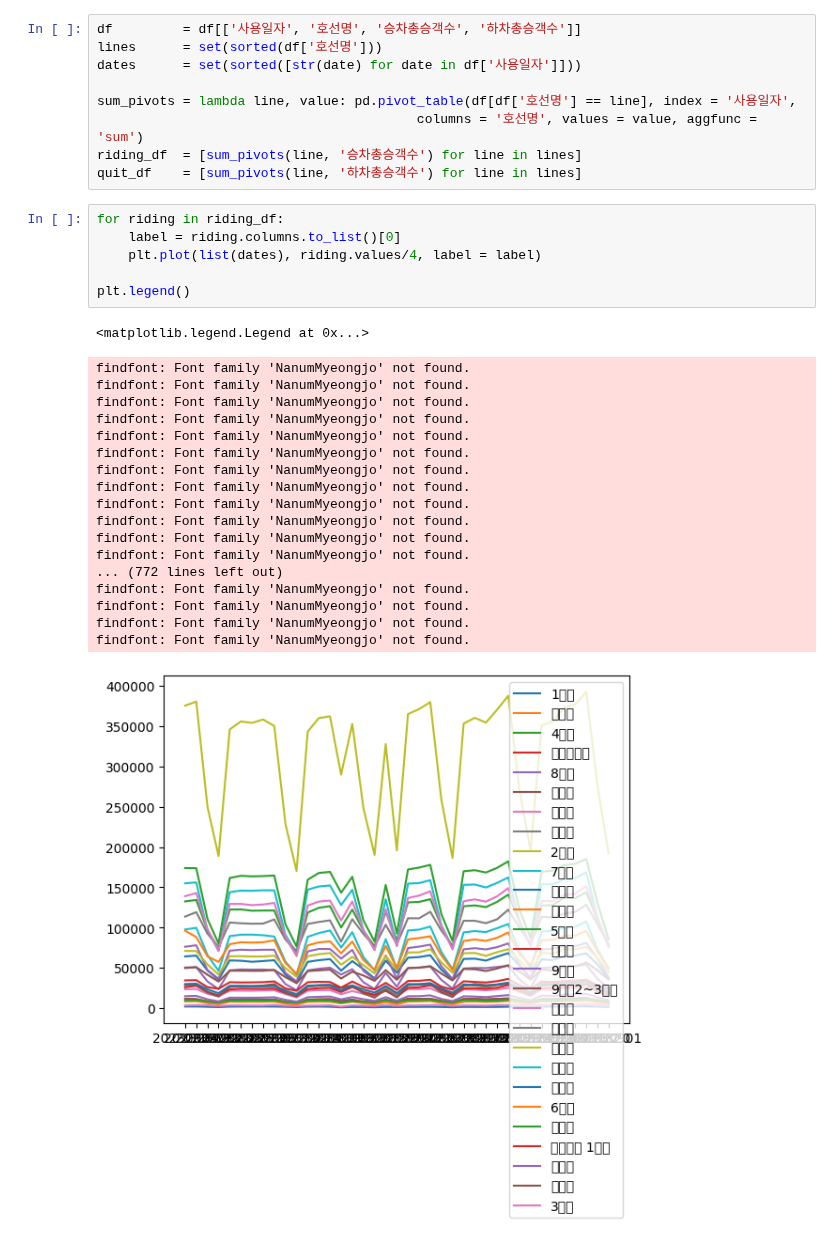
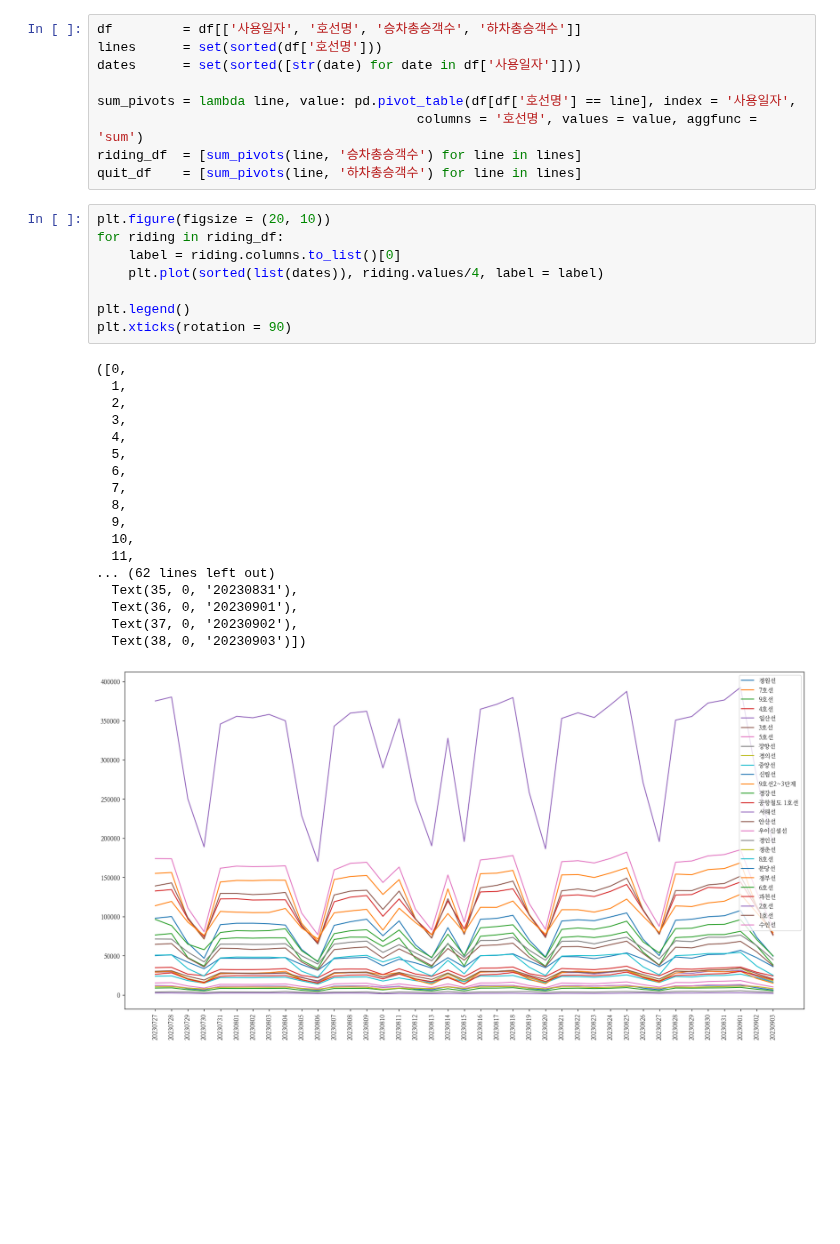
Before and after one commit to EvoDmiK/TIL, a Jupyter notebook: DOODLE/ipynb/[Doodle] 서울 지하철 데이터를 분석해보자.ipynb, the cells around one changed output. Drawn from its saved outputs; the diff is of its cells as text; blank space fills up the shorter version.

```diff
--- a/DOODLE/ipynb/[Doodle] 서울 지하철 데이터를 분석해보자.ipynb
+++ b/DOODLE/ipynb/[Doodle] 서울 지하철 데이터를 분석해보자.ipynb
@@ -75,28 +36,29 @@ sum_pivots = lambda line, value: pd.pivot_table(df[df['호선명'] == line], ind
 riding_df  = [sum_pivots(line, '승차총승객수') for line in lines]
 quit_df    = [sum_pivots(line, '하차총승객수') for line in lines]
 # %%
+plt.figure(figsize = (20, 10))
 for riding in riding_df:
     label = riding.columns.to_list()[0]
-    plt.plot(list(dates), riding.values/4, label = label)
+    plt.plot(sorted(list(dates)), riding.values/4, label = label)
 
 plt.legend()
+plt.xticks(rotation = 90)
 # %% [output]
-<matplotlib.legend.Legend at 0x...>
+([0,
+  1,
+  2,
+  3,
+  4,
+  5,
+  6,
+  7,
+  8,
+  9,
+  10,
+  11,
+... (62 lines left out)
+  Text(35, 0, '20230831'),
+  Text(36, 0, '20230901'),
+  Text(37, 0, '20230902'),
+  Text(38, 0, '20230903')])
-findfont: Font family 'NanumMyeongjo' not found.
-findfont: Font family 'NanumMyeongjo' not found.
-findfont: Font family 'NanumMyeongjo' not found.
-findfont: Font family 'NanumMyeongjo' not found.
-findfont: Font family 'NanumMyeongjo' not found.
-findfont: Font family 'NanumMyeongjo' not found.
-findfont: Font family 'NanumMyeongjo' not found.
-findfont: Font family 'NanumMyeongjo' not found.
-findfont: Font family 'NanumMyeongjo' not found.
-findfont: Font family 'NanumMyeongjo' not found.
-findfont: Font family 'NanumMyeongjo' not found.
-findfont: Font family 'NanumMyeongjo' not found.
-... (772 lines left out)
-findfont: Font family 'NanumMyeongjo' not found.
-findfont: Font family 'NanumMyeongjo' not found.
-findfont: Font family 'NanumMyeongjo' not found.
-findfont: Font family 'NanumMyeongjo' not found.
-[figure, old version]
+[figure, new version]
```
Also changed, not shown: parts of 6 cells of this notebook.
